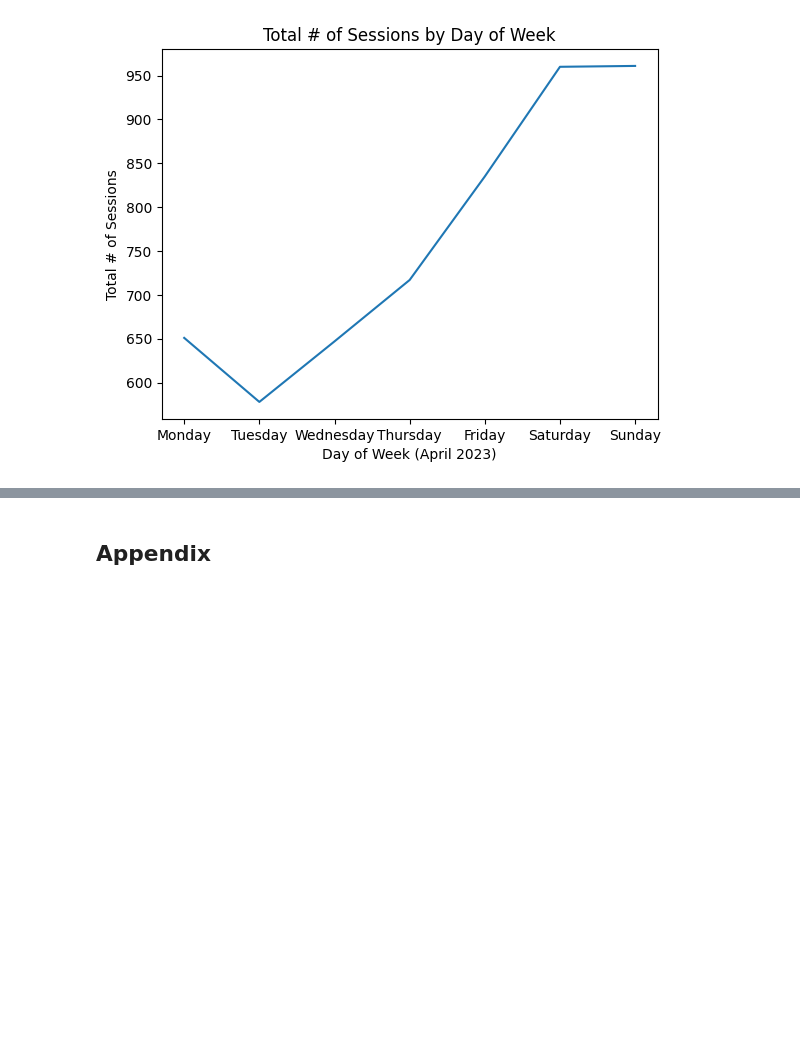
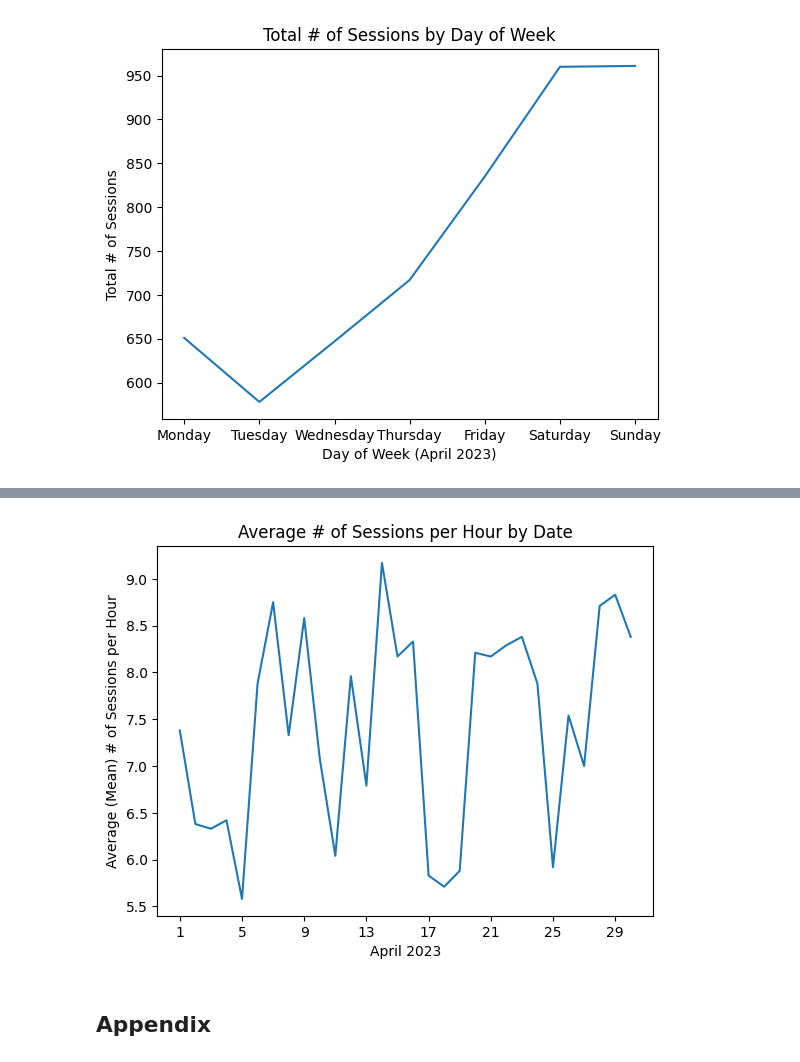
Before and after one commit to jnerurkar/ChargeZoneApr2023, a Jupyter notebook: Charge Zone Project.ipynb, the cells around one changed output, grey strips where cells are left out. Saved outputs shown, nothing was run; the diff lists cells and outputs as text; code cells hidden in the pictures; blank space fills up the shorter version.

```diff
--- a/Charge Zone Project.ipynb
+++ b/Charge Zone Project.ipynb
@@ -520,3 +529,12 @@ mp.show()
+# %%
+pivot11c = heatmap_data.pivot_table(index = 'Date', values = 'Sessions' , aggfunc = 'mean').fillna(0).round(2)
+pivot11c.plot(title = 'Average # of Sessions per Hour by Date', xlabel = 'April 2023', ylabel = 'Average (Mean) # of Sessions per Hour')
+mp.xticks(range(1, 31, 4))
+mp.legend().remove()
+mp.savefig("cz_11c.jpg")
+mp.show()
+# %% [output]
+[figure, added]
 # %% [markdown]
 ## Appendix
 # %%
```
Also changed, not shown: parts of 9 cells of this notebook, 2 other files.
